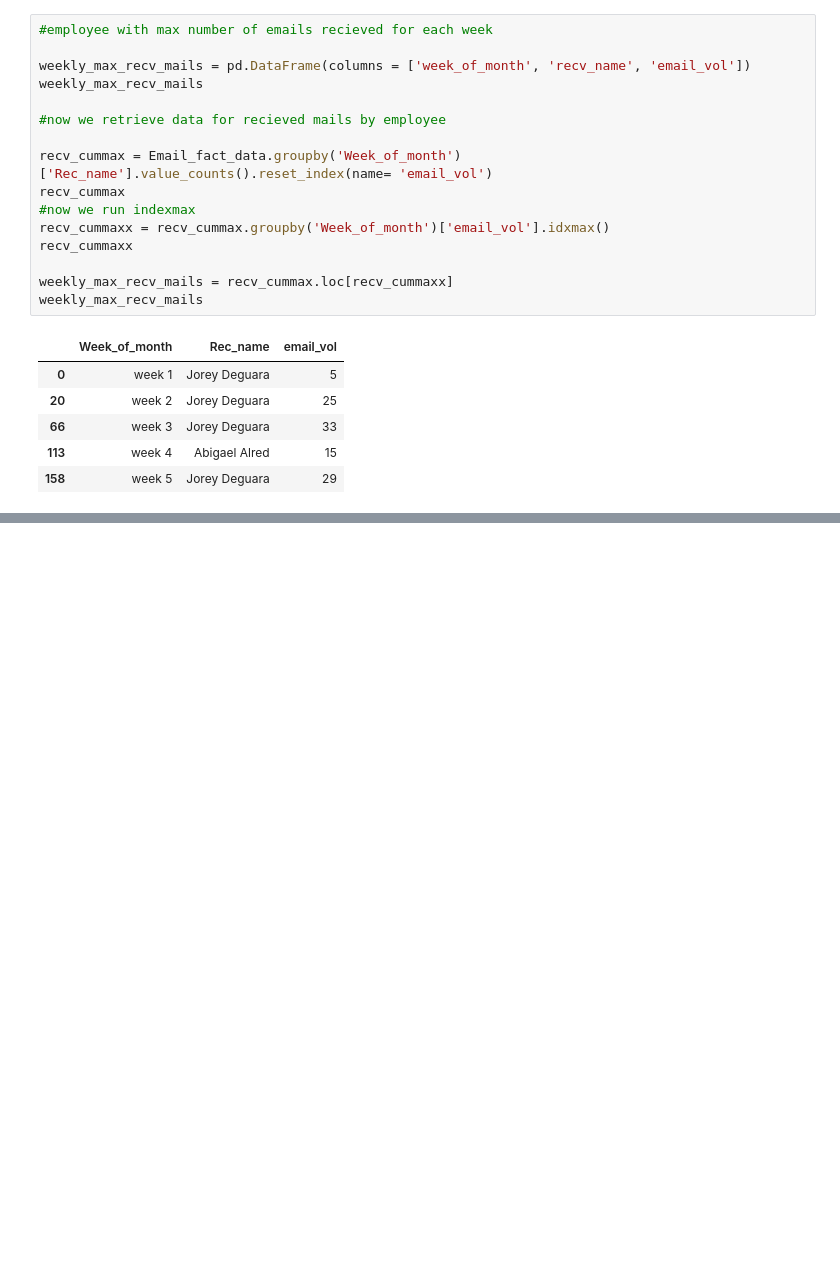
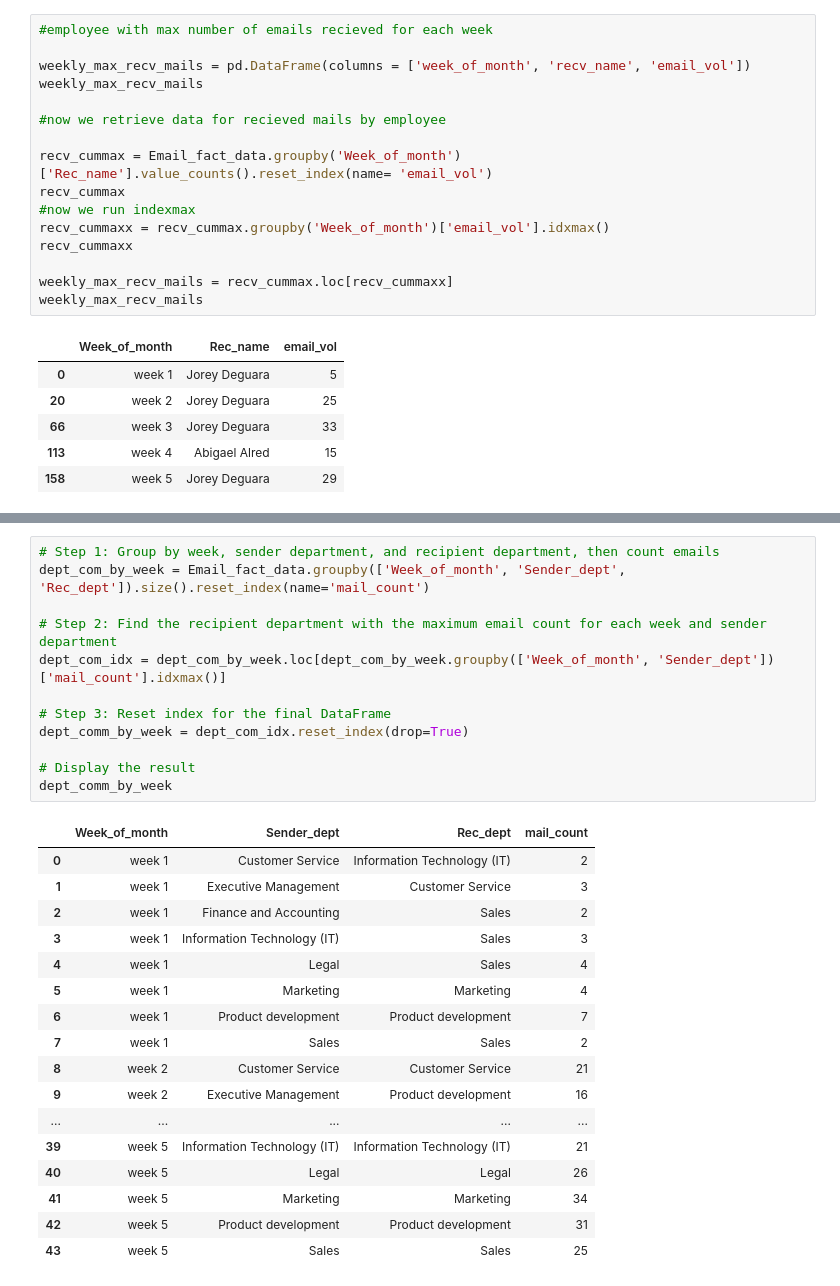
Before and after one commit to djibril968/Python_projects, a Jupyter notebook: Onyx_email_analysis.ipynb, the cells around one changed output, grey strips where cells are left out. Drawn from its saved outputs; the diff is of its cells as text; blank space fills up the shorter version.

```diff
--- a/Onyx_email_analysis.ipynb
+++ b/Onyx_email_analysis.ipynb
@@ -730,0 +818,30 @@ weekly_max_recv_mails
+# %%
+# Step 1: Group by week, sender department, and recipient department, then count emails
+dept_com_by_week = Email_fact_data.groupby(['Week_of_month', 'Sender_dept', 'Rec_dept']).size().reset_index(name='mail_count')
+
+# Step 2: Find the recipient department with the maximum email count for each week and sender department
+dept_com_idx = dept_com_by_week.loc[dept_com_by_week.groupby(['Week_of_month', 'Sender_dept'])['mail_count'].idxmax()]
+
+# Step 3: Reset index for the final DataFrame
+dept_comm_by_week = dept_com_idx.reset_index(drop=True)
+
+# Display the result
+dept_comm_by_week
+# %% [output]
+|  | Week_of_month | Sender_dept | Rec_dept | mail_count |
+| 0 | week 1 | Customer Service | Information Technology (IT) | 2 |
+| 1 | week 1 | Executive Management | Customer Service | 3 |
+| 2 | week 1 | Finance and Accounting | Sales | 2 |
+| 3 | week 1 | Information Technology (IT) | Sales | 3 |
+| 4 | week 1 | Legal | Sales | 4 |
+| 5 | week 1 | Marketing | Marketing | 4 |
+| 6 | week 1 | Product development | Product development | 7 |
+| 7 | week 1 | Sales | Sales | 2 |
+| 8 | week 2 | Customer Service | Customer Service | 21 |
+| 9 | week 2 | Executive Management | Product development | 16 |
+| ... | ... | ... | ... | ... |
+| 39 | week 5 | Information Technology (IT) | Information Technology (IT) | 21 |
+| 40 | week 5 | Legal | Legal | 26 |
+| 41 | week 5 | Marketing | Marketing | 34 |
+| 42 | week 5 | Product development | Product development | 31 |
+| 43 | week 5 | Sales | Sales | 25 |
```
Also changed, not shown: parts of 5 cells of this notebook.
